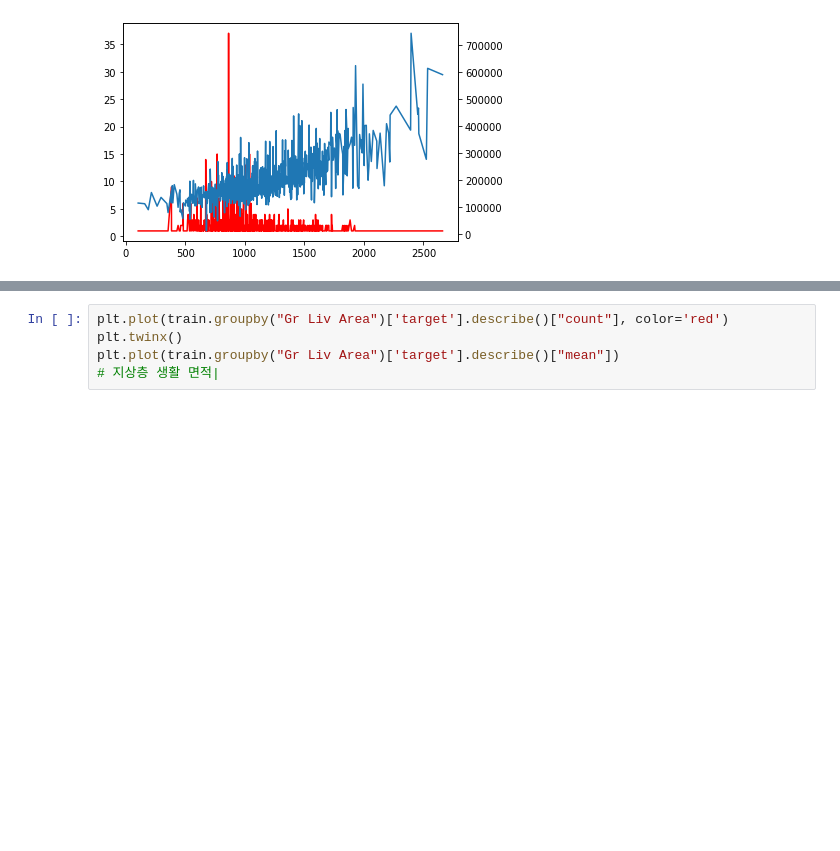
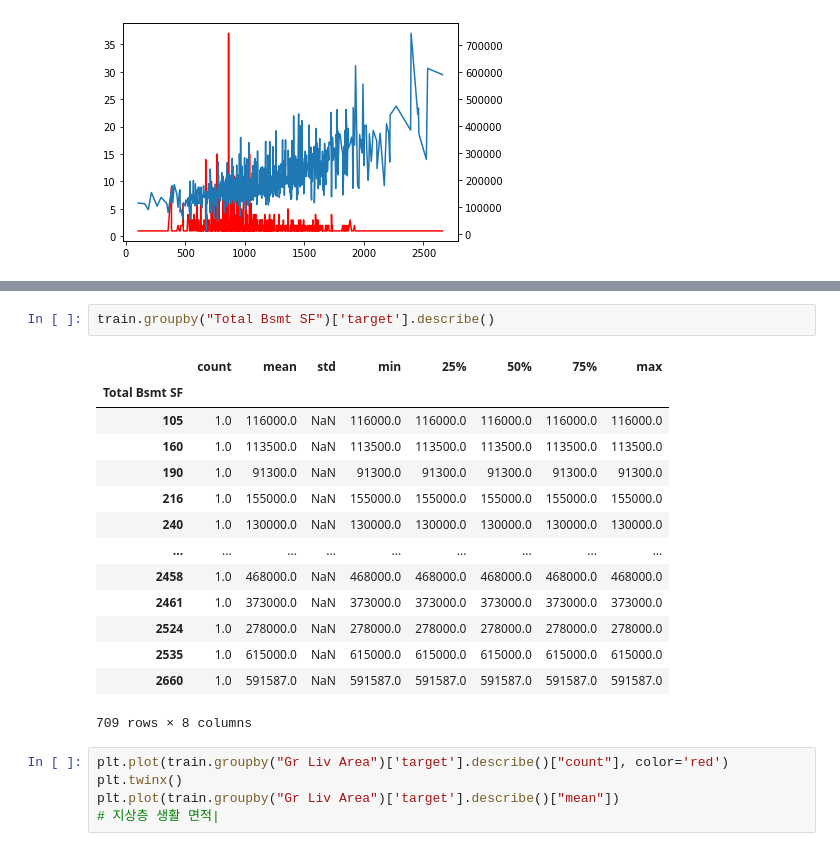
Before and after one commit to ggpp200/corap, a Jupyter notebook: house.ipynb, the cells around one changed output, grey strips where cells are left out. Cells and saved outputs as stored; diff of their text form; blank space fills up the shorter version.

```diff
--- a/house.ipynb
+++ b/house.ipynb
@@ -360,3 +379,20 @@ plt.plot(train.groupby("Total Bsmt SF")['target'].describe()["mean"])
+# %%
+train.groupby("Total Bsmt SF")['target'].describe()
+# %% [output]
+|  | count | mean | std | min | 25% | 50% | 75% | max |
+| Total Bsmt SF |  |  |  |  |  |  |  |  |
+| 105 | 1.0 | 116000.0 | NaN | 116000.0 | 116000.0 | 116000.0 | 116000.0 | 116000.0 |
+| 160 | 1.0 | 113500.0 | NaN | 113500.0 | 113500.0 | 113500.0 | 113500.0 | 113500.0 |
+| 190 | 1.0 | 91300.0 | NaN | 91300.0 | 91300.0 | 91300.0 | 91300.0 | 91300.0 |
+| 216 | 1.0 | 155000.0 | NaN | 155000.0 | 155000.0 | 155000.0 | 155000.0 | 155000.0 |
+| 240 | 1.0 | 130000.0 | NaN | 130000.0 | 130000.0 | 130000.0 | 130000.0 | 130000.0 |
+| ... | ... | ... | ... | ... | ... | ... | ... | ... |
+| 2458 | 1.0 | 468000.0 | NaN | 468000.0 | 468000.0 | 468000.0 | 468000.0 | 468000.0 |
+| 2461 | 1.0 | 373000.0 | NaN | 373000.0 | 373000.0 | 373000.0 | 373000.0 | 373000.0 |
+| 2524 | 1.0 | 278000.0 | NaN | 278000.0 | 278000.0 | 278000.0 | 278000.0 | 278000.0 |
+| 2535 | 1.0 | 615000.0 | NaN | 615000.0 | 615000.0 | 615000.0 | 615000.0 | 615000.0 |
+| 2660 | 1.0 | 591587.0 | NaN | 591587.0 | 591587.0 | 591587.0 | 591587.0 | 591587.0 |
+709 rows × 8 columns
 # %%
 plt.plot(train.groupby("Gr Liv Area")['target'].describe()["count"], color='red')
 plt.twinx()
```
Also changed, not shown: parts of 4 cells of this notebook.
